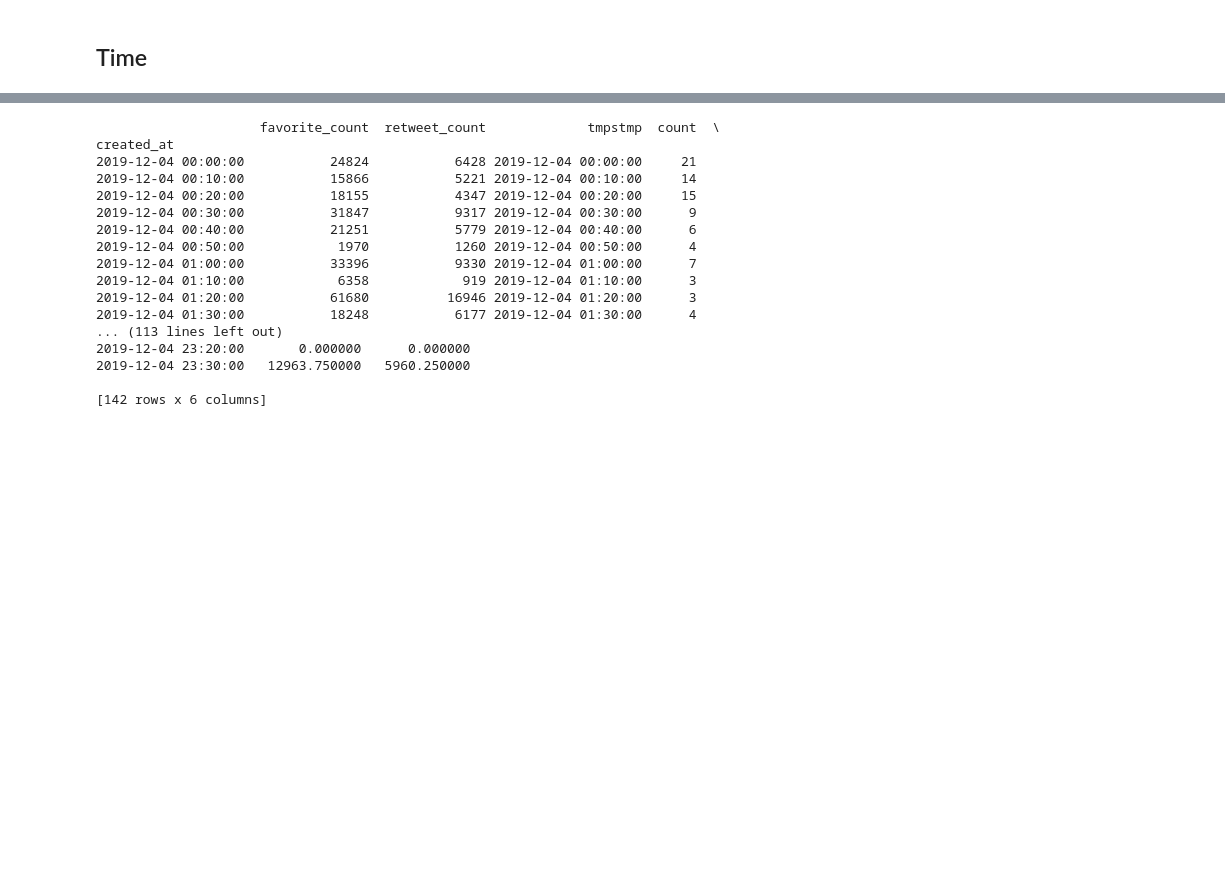
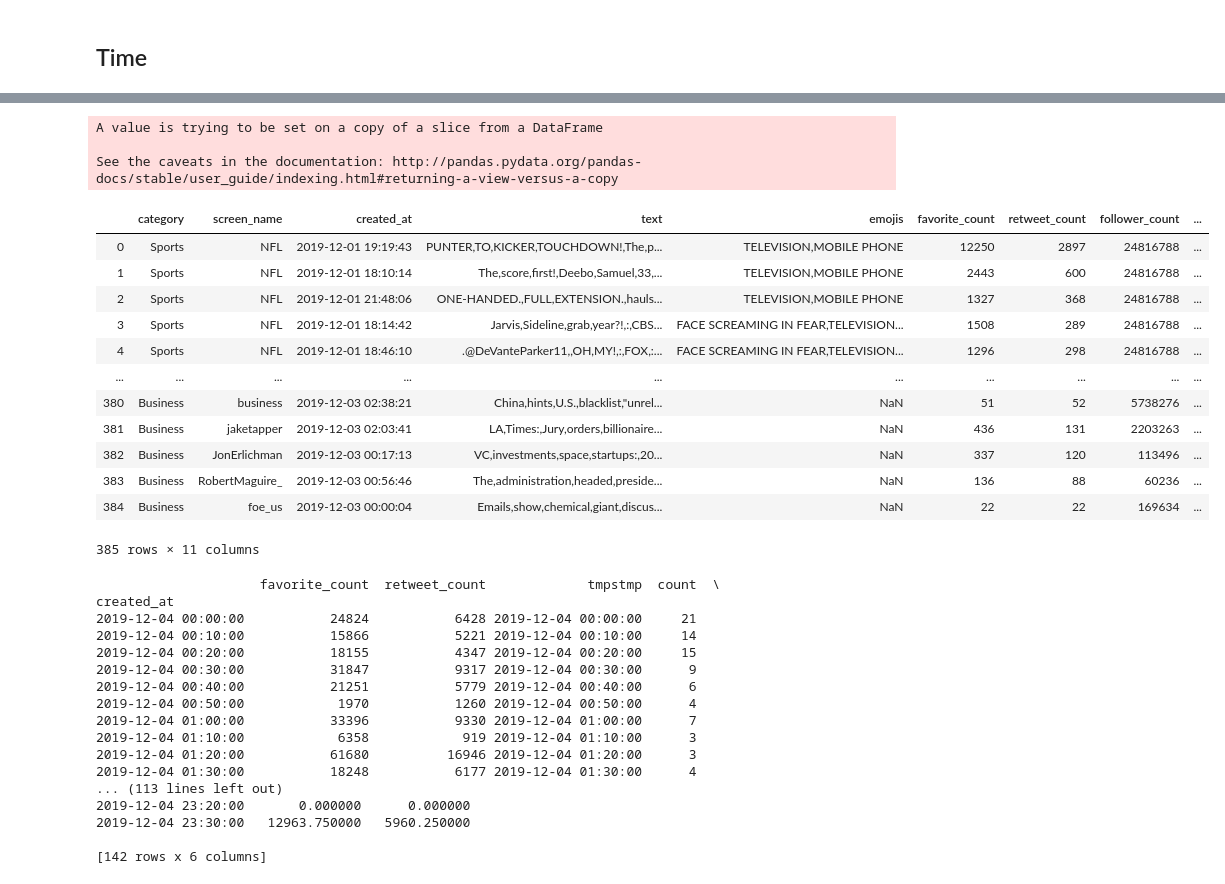
Before and after one commit to ishaan-jaff/data_science_proj, a Jupyter notebook: project1.ipynb, the cells around one changed output, grey strips where cells are left out. Drawn from its saved outputs; the diff is of its cells as text; code cells hidden in the pictures; blank space fills up the shorter version.

```diff
--- a/project1.ipynb
+++ b/project1.ipynb
@@ -118,3 +244,55 @@ data['created_at'] = pd.DatetimeIndex(data['created_at'])
+# %%
+
+hashtags = [ ]
+mentions = [ ]
+tweet_links = []
+translator = str.maketrans('', '', escapes)
+for i, row in enumerate(data['text']):
+    words = row.split()
+    new = []
+    temp_hashtags = []
+    temp_mentions = [ ]
+    links = [ ]
+    for word in words:
+
+        if len(word)>0:
+            if word[0]=="#":
+                temp_hashtags.append(word)
+            elif word[0] == "@":
+                temp_mentions.append(word)
+            elif "http" in word:
+                links.append(word)
+            elif word not in stopwords.words('english'):
+                new.append(word)
+
+    data['text'][i] = ",".join(new)
+    hashtags.append(",".join(temp_hashtags))
+    mentions.append(",".join(temp_mentions))
+    tweet_links.append(",".join(links))
+#print(data)
+data['hashtags'] = hashtags
+data['mentions'] = mentions
+data['links'] = tweet_links
+# %% [output]
+A value is trying to be set on a copy of a slice from a DataFrame
+
+See the caveats in the documentation: http://pandas.pydata.org/pandas-docs/stable/user_guide/indexing.html#returning-a-view-versus-a-copy
+# %%
+data
+# %% [output]
+|  | category | screen_name | created_at | text | emojis | favorite_count | retweet_count | follower_count | ... |
+| 0 | Sports | NFL | 2019-12-01 19:19:43 | PUNTER,TO,KICKER,TOUCHDOWN!,The,p... | TELEVISION,MOBILE PHONE | 12250 | 2897 | 24816788 | ... |
+| 1 | Sports | NFL | 2019-12-01 18:10:14 | The,score,first!,Deebo,Samuel,33,... | TELEVISION,MOBILE PHONE | 2443 | 600 | 24816788 | ... |
+| 2 | Sports | NFL | 2019-12-01 21:48:06 | ONE-HANDED.,FULL,EXTENSION.,hauls... | TELEVISION,MOBILE PHONE | 1327 | 368 | 24816788 | ... |
+| 3 | Sports | NFL | 2019-12-01 18:14:42 | Jarvis,Sideline,grab,year?!,:,CBS... | FACE SCREAMING IN FEAR,TELEVISION... | 1508 | 289 | 24816788 | ... |
+| 4 | Sports | NFL | 2019-12-01 18:46:10 | .@DeVanteParker11,,OH,MY!,:,FOX,:... | FACE SCREAMING IN FEAR,TELEVISION... | 1296 | 298 | 24816788 | ... |
+| ... | ... | ... | ... | ... | ... | ... | ... | ... | ... |
+| 380 | Business | business | 2019-12-03 02:38:21 | China,hints,U.S.,blacklist,"unrel... | NaN | 51 | 52 | 5738276 | ... |
+| 381 | Business | jaketapper | 2019-12-03 02:03:41 | LA,Times:,Jury,orders,billionaire... | NaN | 436 | 131 | 2203263 | ... |
+| 382 | Business | JonErlichman | 2019-12-03 00:17:13 | VC,investments,space,startups:,20... | NaN | 337 | 120 | 113496 | ... |
+| 383 | Business | RobertMaguire_ | 2019-12-03 00:56:46 | The,administration,headed,preside... | NaN | 136 | 88 | 60236 | ... |
+| 384 | Business | foe_us | 2019-12-03 00:00:04 | Emails,show,chemical,giant,discus... | NaN | 22 | 22 | 169634 | ... |
+385 rows × 11 columns
 # %%
 #print(data)
 groups = data.groupby(['category'])
```
Also changed, not shown: parts of 12 cells of this notebook.
